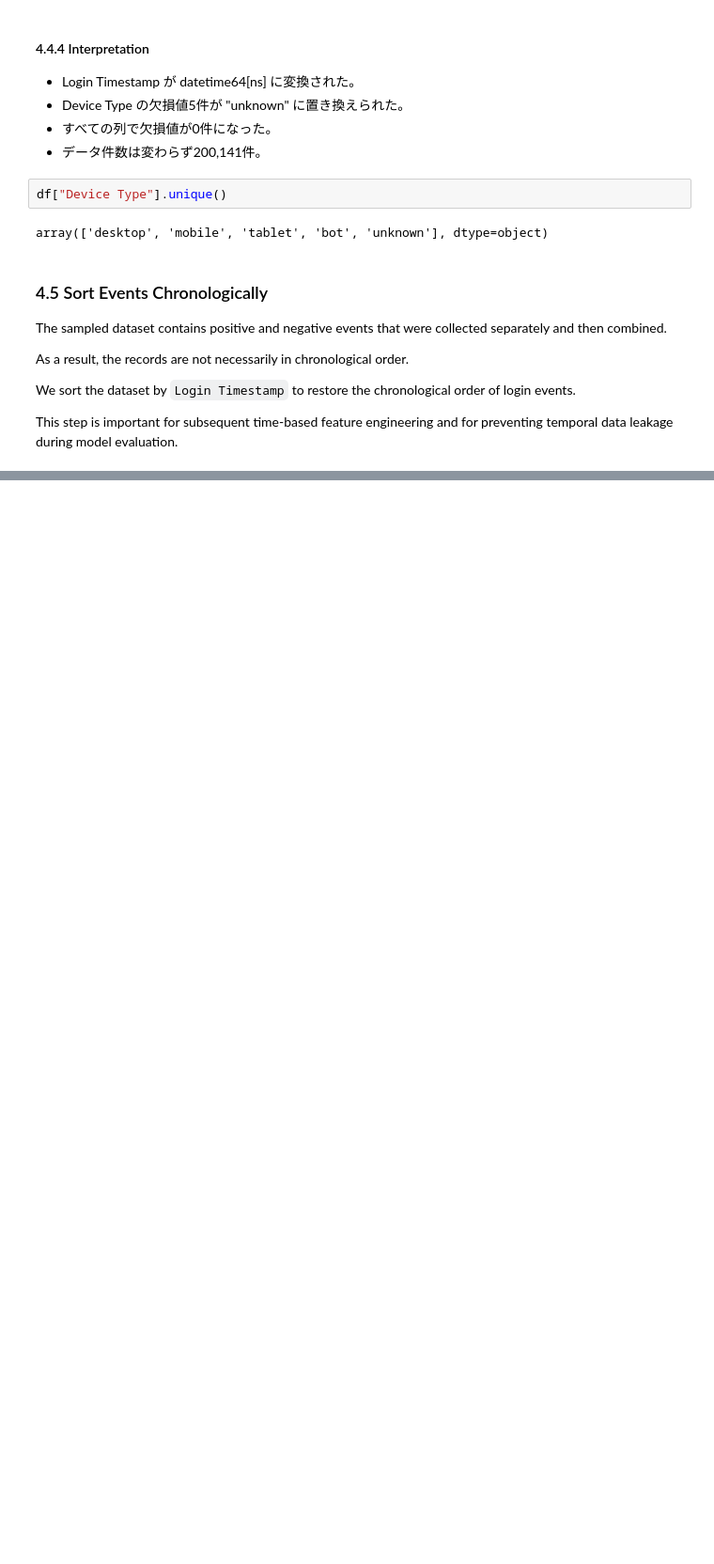
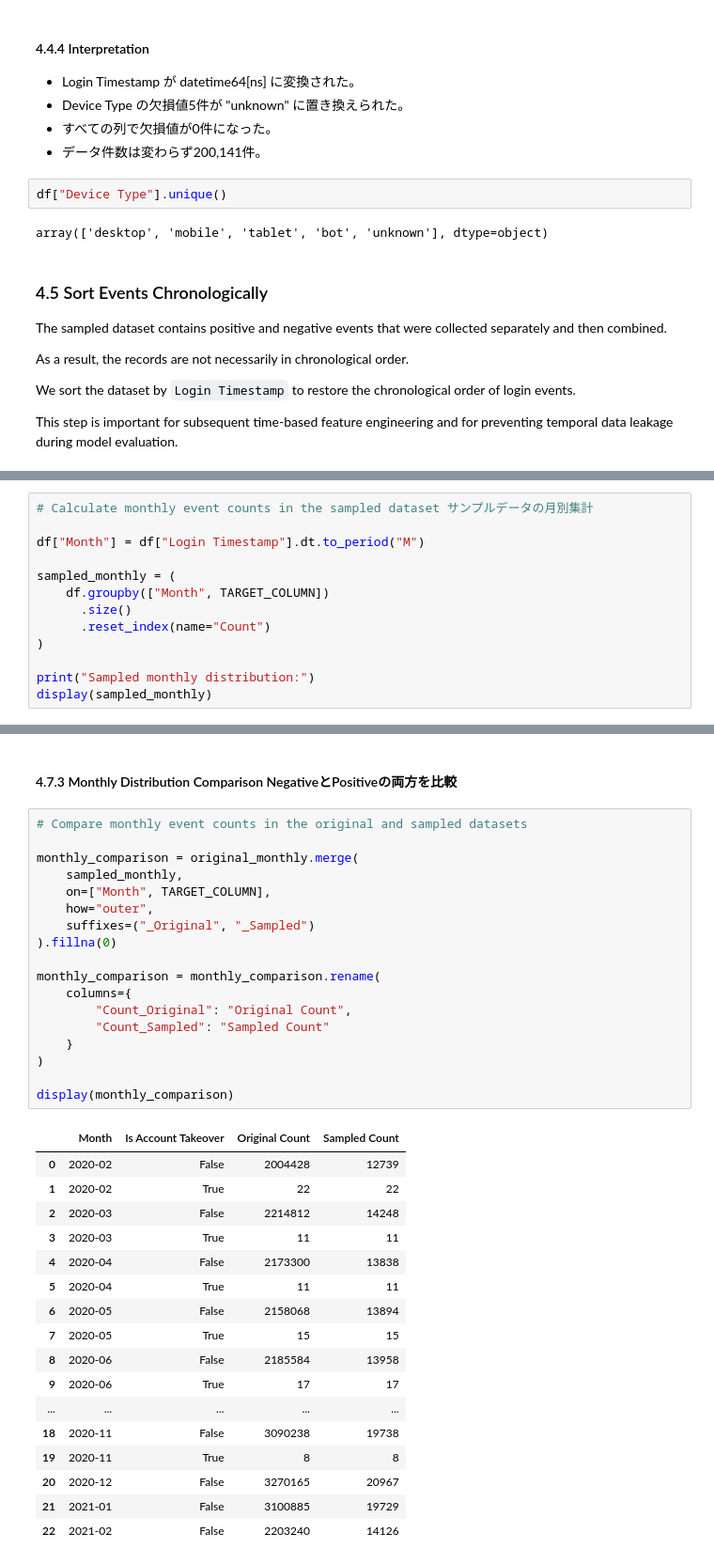
Before and after one commit to MiyukiMol/user-behavior-anomaly-detection, a Jupyter notebook: 02_unsupervised_anomaly_detection.ipynb, the cells around one changed output, grey strips where cells are left out. Shown at 94% size. Saved outputs shown, nothing was run; the diff lists cells and outputs as text; blank space fills up the shorter version.

```diff
--- a/02_unsupervised_anomaly_detection.ipynb
+++ b/02_unsupervised_anomaly_detection.ipynb
@@ -585,0 +914,13 @@ This step is important for subsequent time-based feature engineering and for pre
+# %%
+# Calculate monthly event counts in the sampled dataset サンプルデータの月別集計
+
+df["Month"] = df["Login Timestamp"].dt.to_period("M")
+
+sampled_monthly = (
+    df.groupby(["Month", TARGET_COLUMN])
+      .size()
+      .reset_index(name="Count")
+)
+
+print("Sampled monthly distribution:")
+display(sampled_monthly)
@@ -585,0 +946,38 @@ This step is important for subsequent time-based feature engineering and for pre
+# %% [markdown]
+#### 4.7.3 Monthly Distribution Comparison	NegativeとPositiveの両方を比較
+# %%
+# Compare monthly event counts in the original and sampled datasets
+
+monthly_comparison = original_monthly.merge(
+    sampled_monthly,
+    on=["Month", TARGET_COLUMN],
+    how="outer",
+    suffixes=("_Original", "_Sampled")
+).fillna(0)
+
+monthly_comparison = monthly_comparison.rename(
+    columns={
+        "Count_Original": "Original Count",
+        "Count_Sampled": "Sampled Count"
+    }
+)
+
+display(monthly_comparison)
+# %% [output]
+|  | Month | Is Account Takeover | Original Count | Sampled Count |
+| 0 | 2020-02 | False | 2004428 | 12739 |
+| 1 | 2020-02 | True | 22 | 22 |
+| 2 | 2020-03 | False | 2214812 | 14248 |
+| 3 | 2020-03 | True | 11 | 11 |
+| 4 | 2020-04 | False | 2173300 | 13838 |
+| 5 | 2020-04 | True | 11 | 11 |
+| 6 | 2020-05 | False | 2158068 | 13894 |
+| 7 | 2020-05 | True | 15 | 15 |
+| 8 | 2020-06 | False | 2185584 | 13958 |
+| 9 | 2020-06 | True | 17 | 17 |
+| ... | ... | ... | ... | ... |
+| 18 | 2020-11 | False | 3090238 | 19738 |
+| 19 | 2020-11 | True | 8 | 8 |
+| 20 | 2020-12 | False | 3270165 | 20967 |
+| 21 | 2021-01 | False | 3100885 | 19729 |
+| 22 | 2021-02 | False | 2203240 | 14126 |
```
Also changed, not shown: parts of 24 cells of this notebook.
